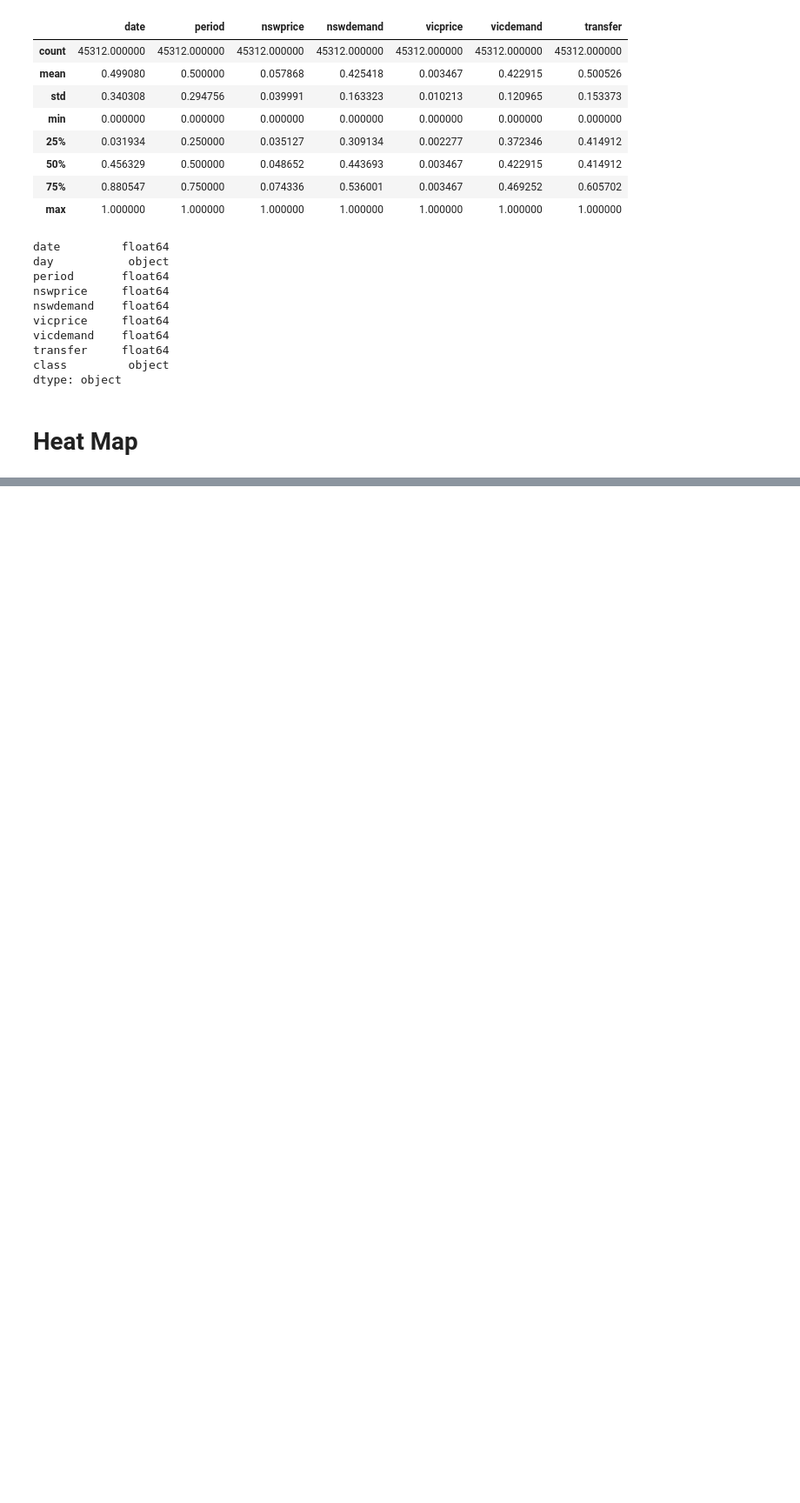
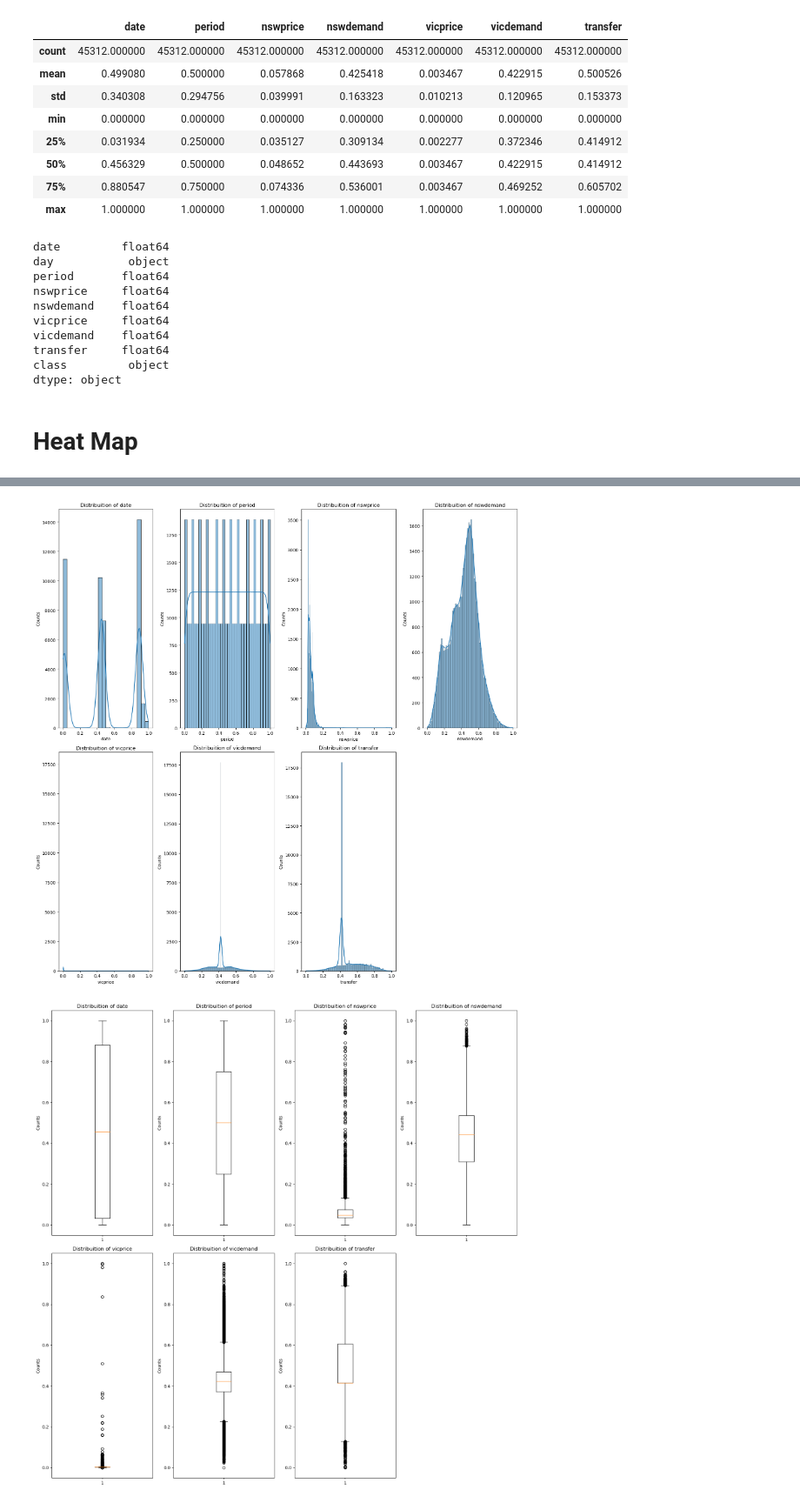
Before and after one commit to MaukanMir/Electricity-Classification, a Jupyter notebook: training.ipynb, the cells around one changed output, grey strips where cells are left out. Shown at 87% size. Cells and saved outputs as stored; diff of their text form; code cells hidden in the pictures; blank space fills up the shorter version.

```diff
--- a/training.ipynb
+++ b/training.ipynb
@@ -316,0 +483,6 @@ sns.heatmap(data=corr, annot=True)
+# %%
+plot_distribution(numeric_columns, "hist")
+plot_distribution(numeric_columns, "box")
+# %% [output]
+[figure, added]
+[figure, added]
```
Also changed, not shown: parts of 19 cells of this notebook.
